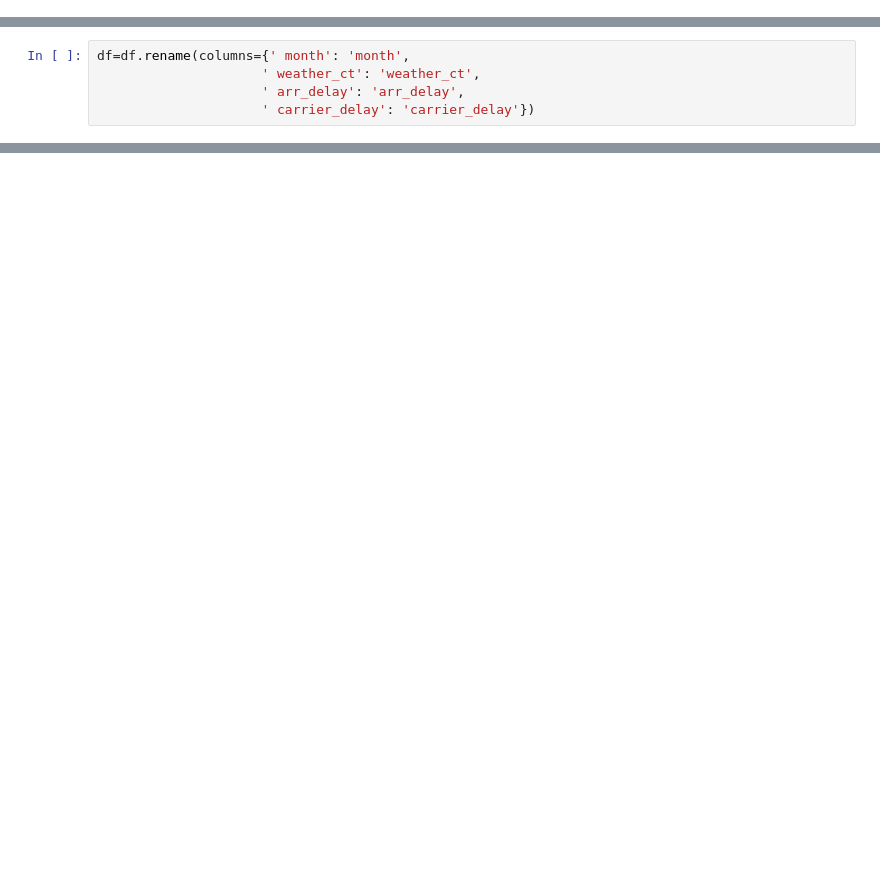
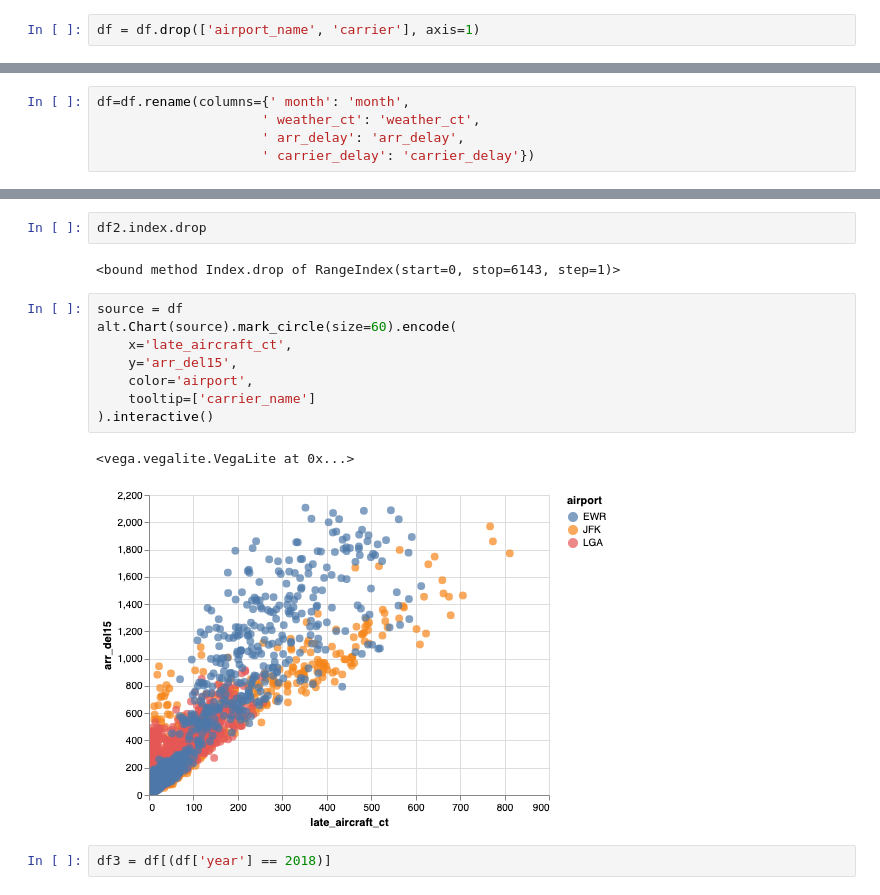
Before and after one commit to elenamlutz/data-studio-projects, a Jupyter notebook: Week 3/Airline Delays, 2004-2019.ipynb, the cells around one changed output, grey strips where cells are left out. Drawn from its saved outputs; the diff is of its cells as text; blank space fills up the shorter version.

```diff
--- a/Week 3/Airline Delays, 2004-2019.ipynb
+++ b/Week 3/Airline Delays, 2004-2019.ipynb
@@ -38,3 +52,5 @@ df.head()
+# %%
+df = df.drop(['airport_name', 'carrier'], axis=1)
 # %%
 df.dtypes
 # %% [output]
@@ -91,0 +132,17 @@ Name:  weather_ct, dtype: float64
+# %%
+df2.index.drop
+# %% [output]
+<bound method Index.drop of RangeIndex(start=0, stop=6143, step=1)>
+# %%
+source = df
+alt.Chart(source).mark_circle(size=60).encode(
+    x='late_aircraft_ct',
+    y='arr_del15',
+    color='airport',
+    tooltip=['carrier_name']
+).interactive()
+# %% [output]
+<vega.vegalite.VegaLite at 0x...>
+[figure, added]
+# %%
+df3 = df[(df['year'] == 2018)]
```
Also changed, not shown: parts of 10 cells of this notebook.
